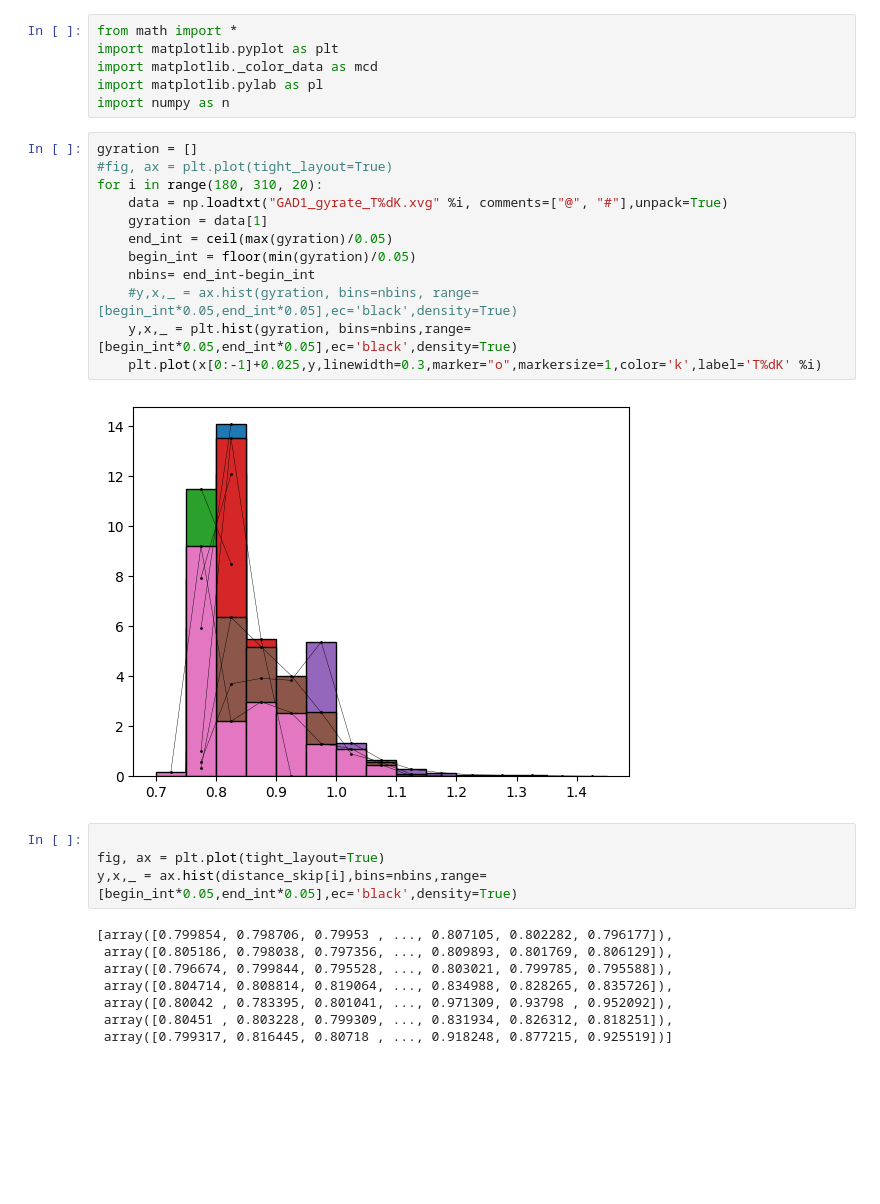
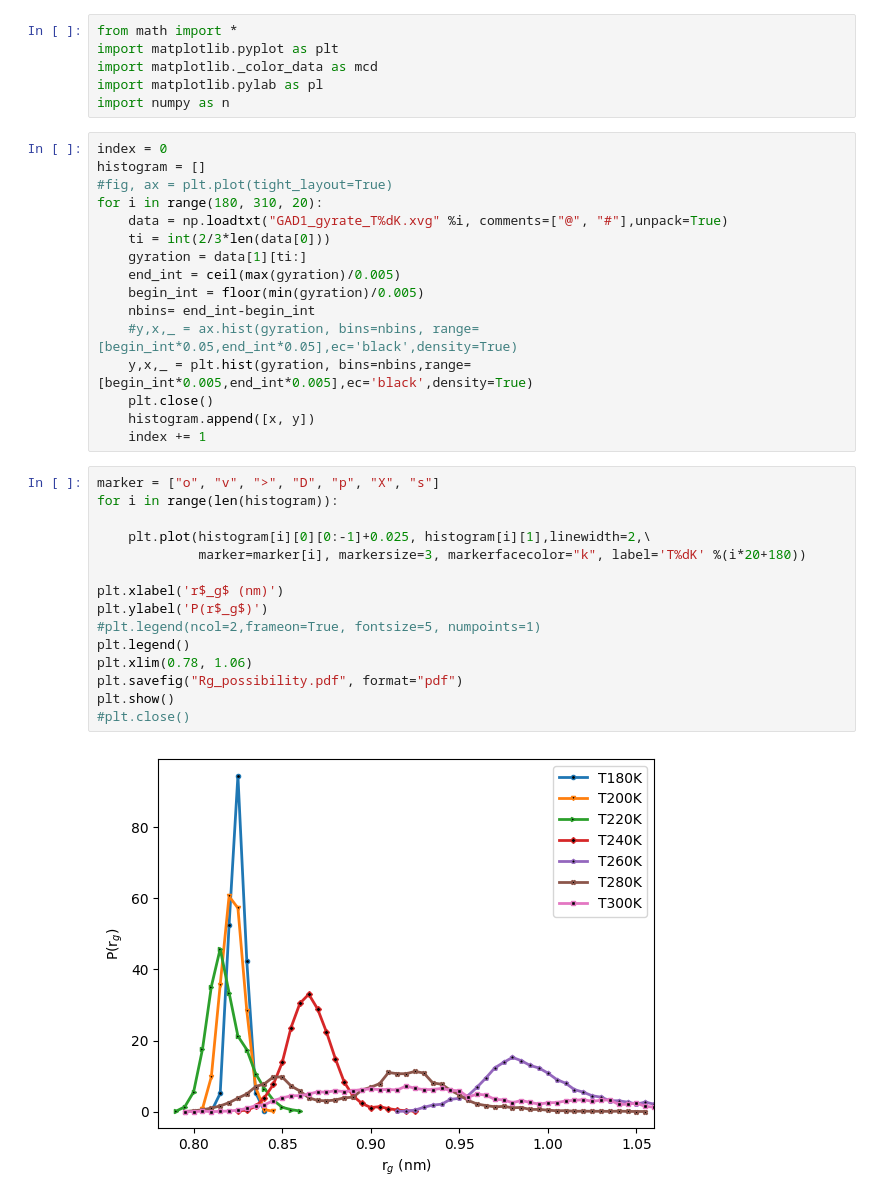
Before and after one commit to YimingHuang1999/PROJECT, a Jupyter notebook: GAD1-NVT-rg/gyration.ipynb, the cells around one changed output. Saved outputs shown, nothing was run; the diff lists cells and outputs as text; blank space fills up the shorter version.

Commit message:
Writing the Rg requency image

```diff
--- a/GAD1-NVT-rg/gyration.ipynb
+++ b/GAD1-NVT-rg/gyration.ipynb
@@ -5,28 +5,35 @@ import matplotlib._color_data as mcd
 import matplotlib.pylab as pl
 import numpy as n
 # %%
-gyration = []
+index = 0
+histogram = []
 #fig, ax = plt.plot(tight_layout=True)
 for i in range(180, 310, 20):
     data = np.loadtxt("GAD1_gyrate_T%dK.xvg" %i, comments=["@", "#"],unpack=True)
-    gyration = data[1]
-    end_int = ceil(max(gyration)/0.05)
-    begin_int = floor(min(gyration)/0.05)
+    ti = int(2/3*len(data[0]))
+    gyration = data[1][ti:]
+    end_int = ceil(max(gyration)/0.005)
+    begin_int = floor(min(gyration)/0.005)
     nbins= end_int-begin_int
     #y,x,_ = ax.hist(gyration, bins=nbins, range=[begin_int*0.05,end_int*0.05],ec='black',density=True)
-    y,x,_ = plt.hist(gyration, bins=nbins,range=[begin_int*0.05,end_int*0.05],ec='black',density=True)
-    plt.plot(x[0:-1]+0.025,y,linewidth=0.3,marker="o",markersize=1,color='k',label='T%dK' %i)
+    y,x,_ = plt.hist(gyration, bins=nbins,range=[begin_int*0.005,end_int*0.005],ec='black',density=True)
+    plt.close()
+    histogram.append([x, y])
+    index += 1
-# %% [output]
-[figure, removed]
 # %%
+marker = ["o", "v", ">", "D", "p", "X", "s"]
+for i in range(len(histogram)):
 
-fig, ax = plt.plot(tight_layout=True)
-y,x,_ = ax.hist(distance_skip[i],bins=nbins,range=[begin_int*0.05,end_int*0.05],ec='black',density=True)
+    plt.plot(histogram[i][0][0:-1]+0.025, histogram[i][1],linewidth=2,\
+             marker=marker[i], markersize=3, markerfacecolor="k", label='T%dK' %(i*20+180))
+
+plt.xlabel('r$_g$ (nm)')
+plt.ylabel('P(r$_g$)')
+#plt.legend(ncol=2,frameon=True, fontsize=5, numpoints=1)
+plt.legend()
+plt.xlim(0.78, 1.06)
+plt.savefig("Rg_possibility.pdf", format="pdf")
+plt.show()
+#plt.close()
 # %% [output]
-[array([0.799854, 0.798706, 0.79953 , ..., 0.807105, 0.802282, 0.796177]),
- array([0.805186, 0.798038, 0.797356, ..., 0.809893, 0.801769, 0.806129]),
- array([0.796674, 0.799844, 0.795528, ..., 0.803021, 0.799785, 0.795588]),
- array([0.804714, 0.808814, 0.819064, ..., 0.834988, 0.828265, 0.835726]),
- array([0.80042 , 0.783395, 0.801041, ..., 0.971309, 0.93798 , 0.952092]),
- array([0.80451 , 0.803228, 0.799309, ..., 0.831934, 0.826312, 0.818251]),
- array([0.799317, 0.816445, 0.80718 , ..., 0.918248, 0.877215, 0.925519])]
+[figure, added]
```
Also changed, not shown: parts of 2 cells of this notebook.
